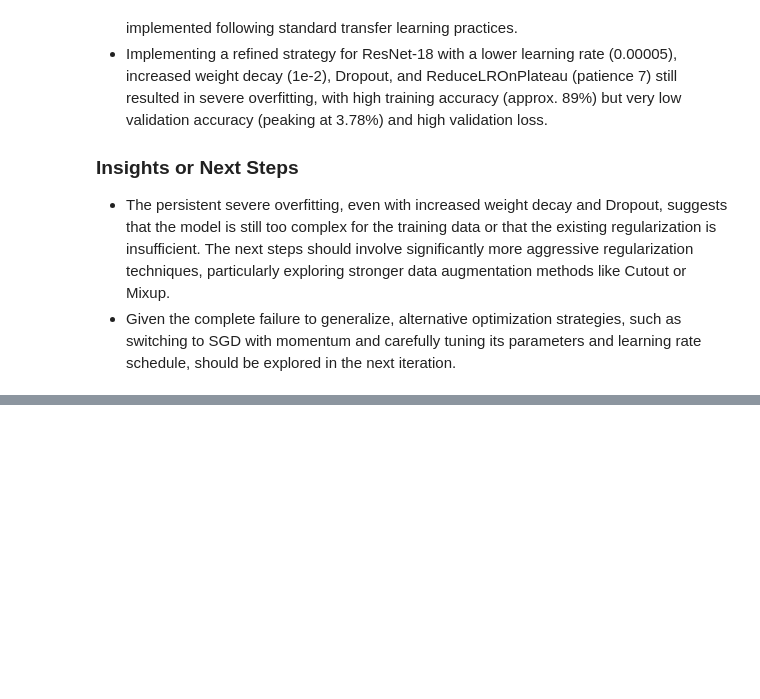
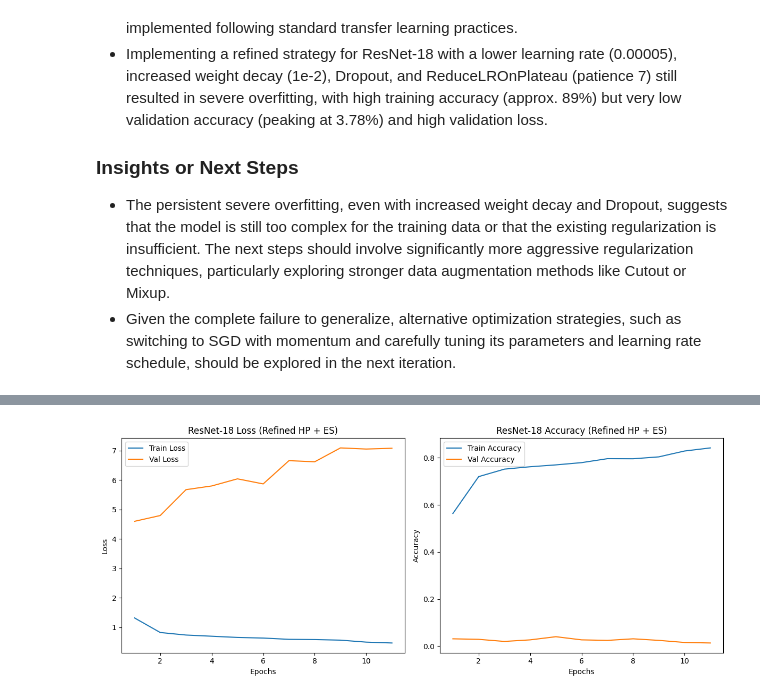
Before and after one commit to Manjunayak007-Ai/AI-Training-Project, a Jupyter notebook: Assignment_2.ipynb, the cells around one changed output, grey strips where cells are left out. Drawn from its saved outputs; the diff is of its cells as text; code cells hidden in the pictures; blank space fills up the shorter version.

```diff
--- a/Assignment_2.ipynb
+++ b/Assignment_2.ipynb
@@ -2535,0 +3059,94 @@ Test dataloader is not available or is empty. Cannot evaluate on the test set.
+# %%
+import torch
+import torch.nn as nn
+import torch.optim as optim
+from torch.optim.lr_scheduler import ReduceLROnPlateau
+import os
+import matplotlib.pyplot as plt
+import numpy as np
+
+# Set device
+device = torch.device("cuda" if torch.cuda.is_available() else "cpu")
+print(f"Using device: {device}")
+
+# Ensure the model is on the correct device.
+# We will use the ResNet-18 model that was previously modified with Dropout layers.
+# Re-initialize the model to ensure a clean state for training with new parameters.
+resnet18_model = models.resnet18(weights=models.ResNet18_Weights.IMAGENET1K_V1)
+num_classes = 10
+num_ftrs_resnet18 = resnet18_model.fc.in_features
+resnet18_model.fc = nn.Sequential(
+    nn.Dropout(0.5),  # Add Dropout layer
+    nn.Linear(num_ftrs_resnet18, num_classes)
+)
+resnet18_model.to(device)
+
+# Define the criterion (loss function)
+criterion = nn.CrossEntropyLoss()
+
+# Define the optimizer for ResNet-18 with refined hyperparameters
+# Using the same refined parameters as the last attempt: Adam, LR 5e-5, WD 1e-2
+optimizer_resnet18_refined_es = optim.Adam(resnet18_model.parameters(), lr=0.00005, weight_decay=1e-2) # Adjusted LR and increased WD
+
+# Define the learning rate scheduler
+# Keep ReduceLROnPlateau with increased patience
+scheduler_resnet18_refined_es = ReduceLROnPlateau(optimizer_resnet18_refined_es, mode='min', factor=0.1, patience=7) # Increased patience
+
+# Define directory to save best models for this specific run
+tuned_model_save_dir_refined_es = "/content/drive/My Drive/trained_models_resnet18_refined_hp_es"
+os.makedirs(tuned_model_save_dir_refined_es, exist_ok=True)
+
+# Define early stopping patience
+early_stopping_patience_value = 10 # Set early stopping patience
+
+print(f"Starting training ResNet-18 with refined hyperparameters and Early Stopping (patience={early_stopping_patience_value}):")
+
+# Train ResNet-18 with Early Stopping and capture history
+resnet18_model_trained_refined_es, resnet18_train_loss_refined_es, resnet18_train_acc_refined_es, resnet18_val_loss_refined_es, resnet18_val_acc_refined_es = train_model(
+    resnet18_model, criterion, optimizer_resnet18_refined_es, scheduler_resnet18_refined_es, train_dataloader, val_dataloader, num_epochs=50, device=device, save_dir=tuned_model_save_dir_refined_es, early_stopping_patience=early_stopping_patience_value) # Increased num_epochs to allow ES to trigger
+
+# Evaluate ResNet-18 on the validation set
+print("\nEvaluating Refined ResNet-18 with Early Stopping on validation set:")
+evaluate_model(resnet18_model_trained_refined_es, val_dataloader, device=device)
+
+# Print the final training and validation metrics for analysis
+print("\nFinal Metrics (ResNet-18 with Refined Hyperparameters and Early Stopping):")
+print("-" * 40)
+if 'resnet18_train_loss_refined_es' in locals() and resnet18_train_loss_refined_es and 'resnet18_val_loss_refined_es' in locals() and resnet18_val_loss_refined_es:
+    print("ResNet-18 (Refined HP + ES):")
+    print(f"  Final Training Loss: {resnet18_train_loss_refined_es[-1]:.4f}, Final Training Accuracy: {resnet18_train_acc_refined_es[-1]:.4f}")
+    print(f"  Final Validation Loss: {resnet18_val_loss_refined_es[-1]:.4f}, Final Validation Accuracy: {resnet18_val_acc_refined_es[-1]:.4f}")
+    print(f"  Best Validation Accuracy: {max(resnet18_val_acc_refined_es):.4f}")
+else:
+    print("ResNet-18 history data (Refined HP + ES) is not available.")
+print("-" * 40)
+
+# Plotting the loss and accuracy curves for the retrained ResNet-18 model
+if 'resnet18_train_loss_refined_es' in locals() and resnet18_train_loss_refined_es and 'resnet18_val_loss_refined_es' in locals() and resnet18_val_loss_refined_es:
+    epochs = range(1, len(resnet18_train_loss_refined_es) + 1)
+
+    plt.figure(figsize=(12, 5))
+
+    # ResNet-18 Loss
+    plt.subplot(1, 2, 1)
+    plt.plot(epochs, resnet18_train_loss_refined_es, label='Train Loss')
+    plt.plot(epochs, resnet18_val_loss_refined_es, label='Val Loss')
+    plt.title('ResNet-18 Loss (Refined HP + ES)')
+    plt.xlabel('Epochs')
+    plt.ylabel('Loss')
+    plt.legend()
+
+    # ResNet-18 Accuracy
+    plt.subplot(1, 2, 2)
+    plt.plot(epochs, resnet18_train_acc_refined_es, label='Train Accuracy')
+    plt.plot(epochs, resnet18_val_acc_refined_es, label='Val Accuracy')
+    plt.title('ResNet-18 Accuracy (Refined HP + ES)')
+    plt.xlabel('Epochs')
+    plt.ylabel('Accuracy')
+    plt.legend()
+
+    plt.tight_layout()
+    plt.show()
+else:
+    print("\nCannot plot history: History data is not available for Refined ResNet-18 with Early Stopping.")
+# %% [output]
@@ -2535,0 +3170 @@ Test dataloader is not available or is empty. Cannot evaluate on the test set.
+[figure, added]
```
Also changed, not shown: parts of 78 cells of this notebook.
